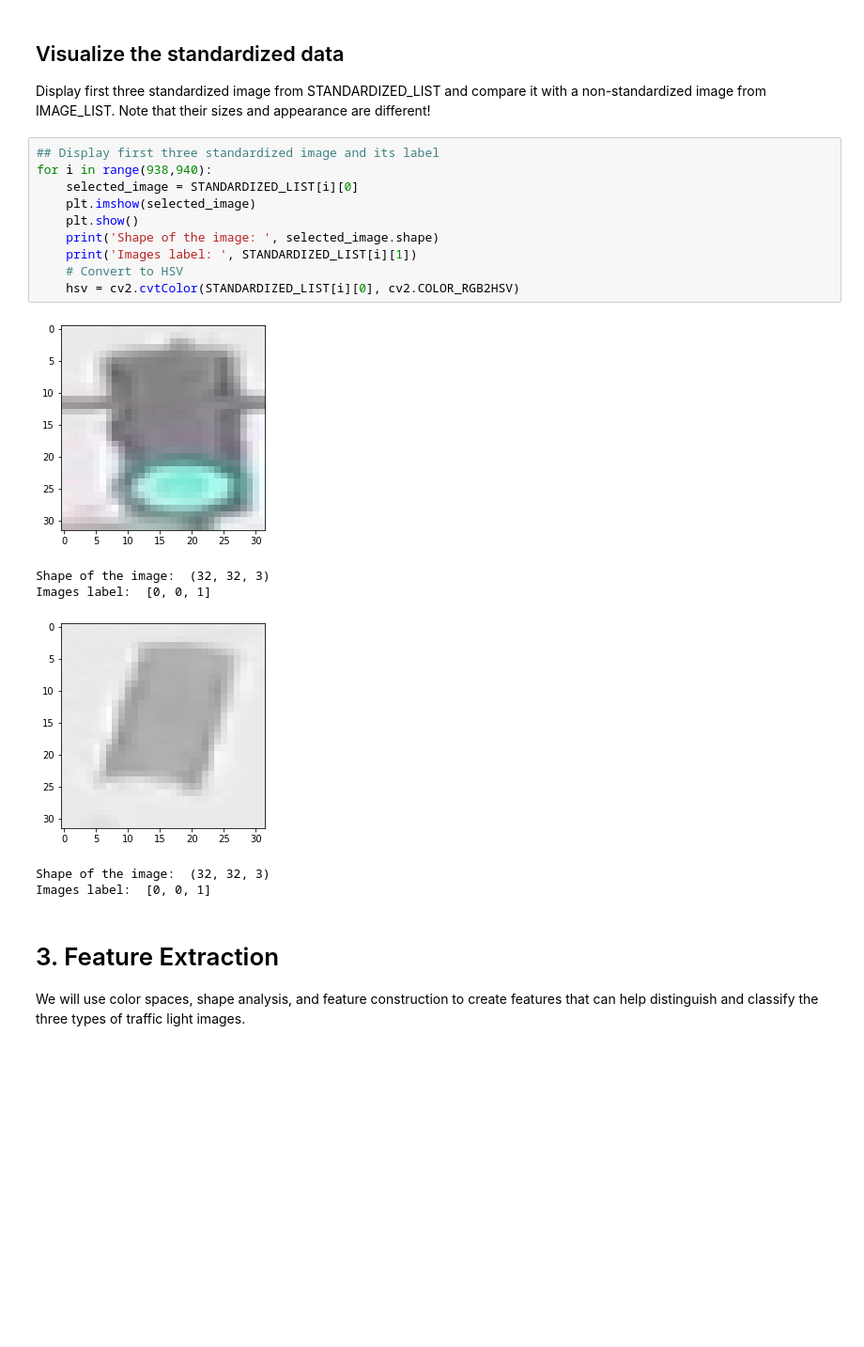
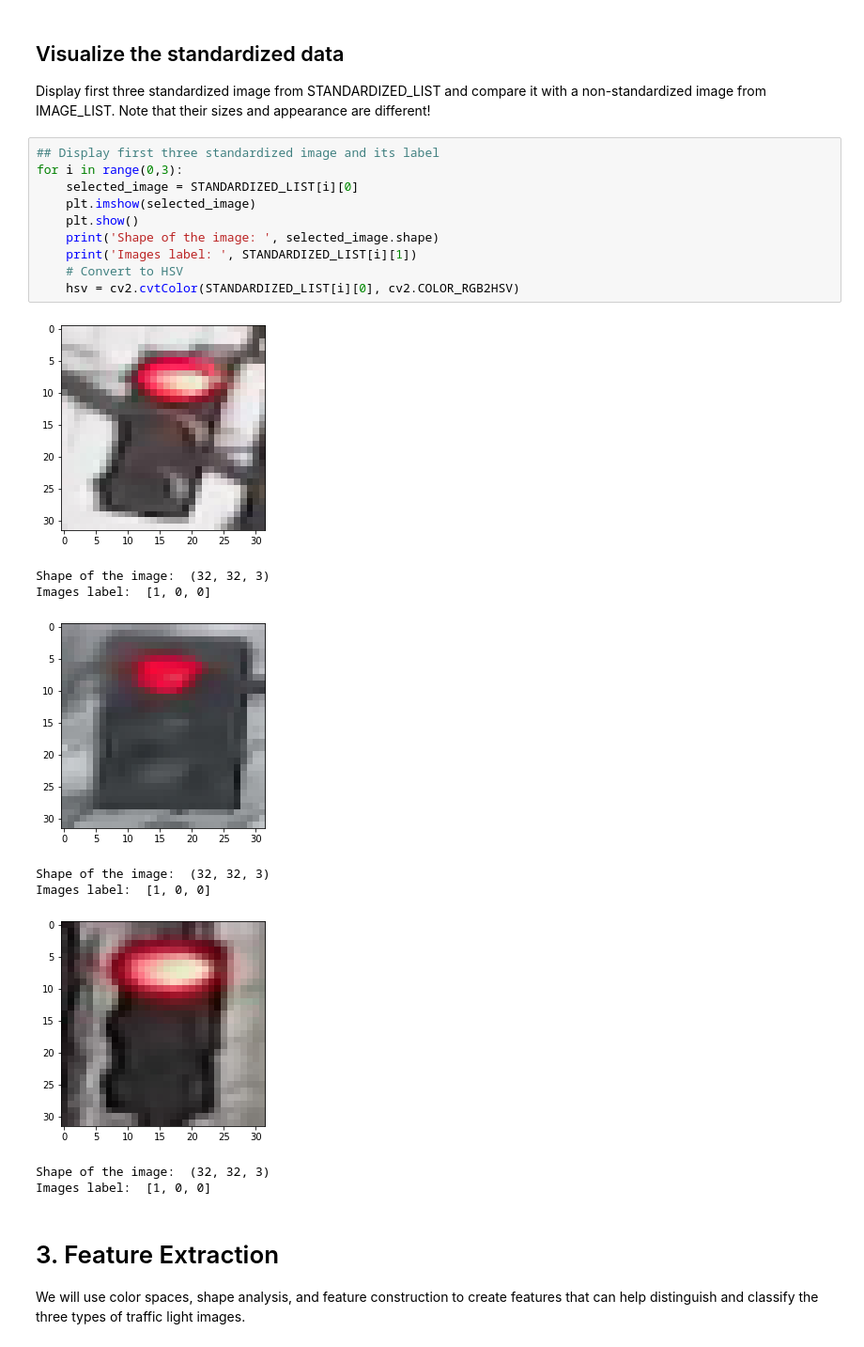
Before and after one commit to lucassuryana/traffic_light_classifier, a Jupyter notebook: traffic_light_classifier.ipynb, the cells around one changed output. Shown at 94% size. Cells and saved outputs as stored; diff of their text form; blank space fills up the shorter version.

```diff
--- a/traffic_light_classifier.ipynb
+++ b/traffic_light_classifier.ipynb
@@ -192,21 +192,24 @@ STANDARDIZED_LIST = standardize(IMAGE_LIST)
 Display first three standardized image from STANDARDIZED_LIST and compare it with a non-standardized image from IMAGE_LIST. Note that their sizes and appearance are different!
 # %%
 ## Display first three standardized image and its label
-for i in range(938,940):
+for i in range(0,3):
     selected_image = STANDARDIZED_LIST[i][0]
     plt.imshow(selected_image)
     plt.show()
     print('Shape of the image: ', selected_image.shape)
     print('Images label: ', STANDARDIZED_LIST[i][1])
     # Convert to HSV
     hsv = cv2.cvtColor(STANDARDIZED_LIST[i][0], cv2.COLOR_RGB2HSV)
 # %% [output]
-[figure, old version]
+[figure, new version]
 Shape of the image:  (32, 32, 3)
-Images label:  [0, 0, 1]
+Images label:  [1, 0, 0]
-[figure, old version]
+[figure, new version]
 Shape of the image:  (32, 32, 3)
-Images label:  [0, 0, 1]
+Images label:  [1, 0, 0]
+[figure, added]
+Shape of the image:  (32, 32, 3)
+Images label:  [1, 0, 0]
 # %% [markdown]
 # 3. Feature Extraction
 
```
Also changed, not shown: parts of 1 cell of this notebook.
